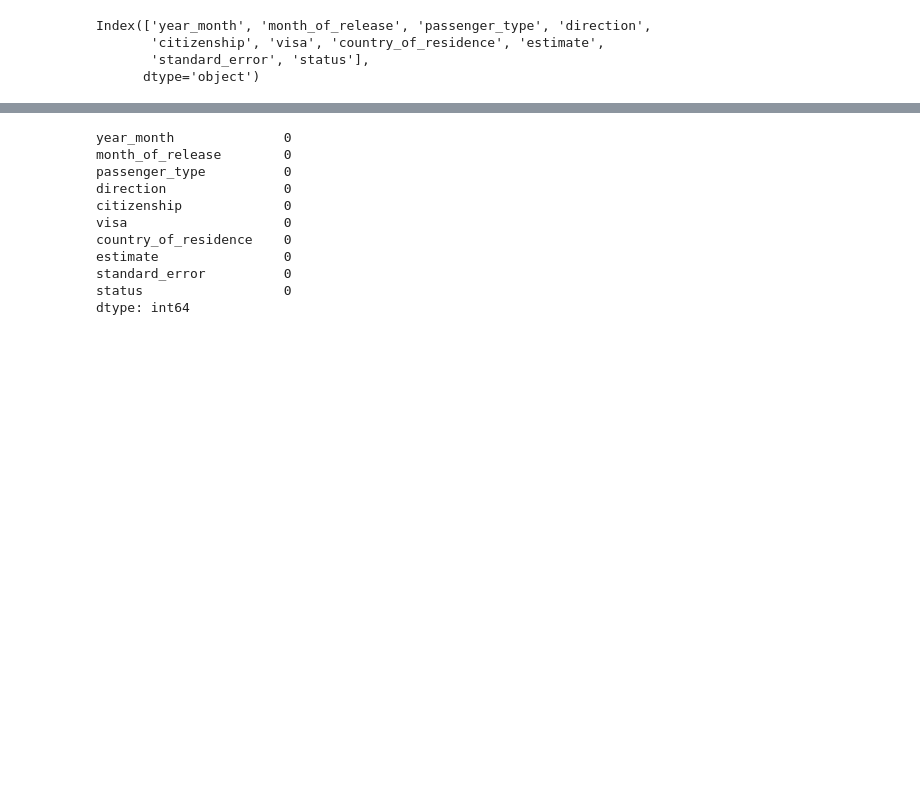
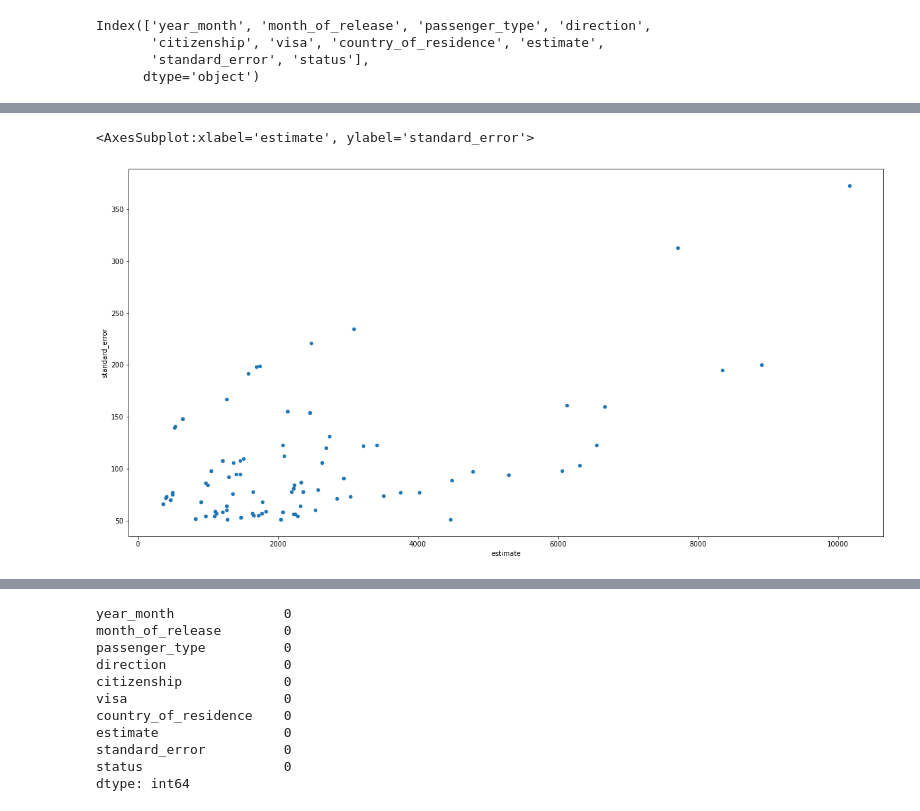
Before and after one commit to Nuh-Thierry/Project-Analyste, a Jupyter notebook: index.ipynb, the cells around one changed output, grey strips where cells are left out. Saved outputs shown, nothing was run; the diff lists cells and outputs as text; code cells hidden in the pictures; blank space fills up the shorter version.

```diff
--- a/index.ipynb
+++ b/index.ipynb
@@ -80,0 +120,3 @@ Index(['year_month', 'month_of_release', 'passenger_type', 'direction',
+# %%
+data_error=data[data['standard_error']>50]
+data_error
@@ -80,0 +137,5 @@ Index(['year_month', 'month_of_release', 'passenger_type', 'direction',
+# %%
+data_error[['standard_error','estimate']].plot(kind='scatter',x='estimate',y='standard_error',figsize=(20,10))
+# %% [output]
+<AxesSubplot:xlabel='estimate', ylabel='standard_error'>
+[figure, added]
```
Also changed, not shown: parts of 12 cells of this notebook.
